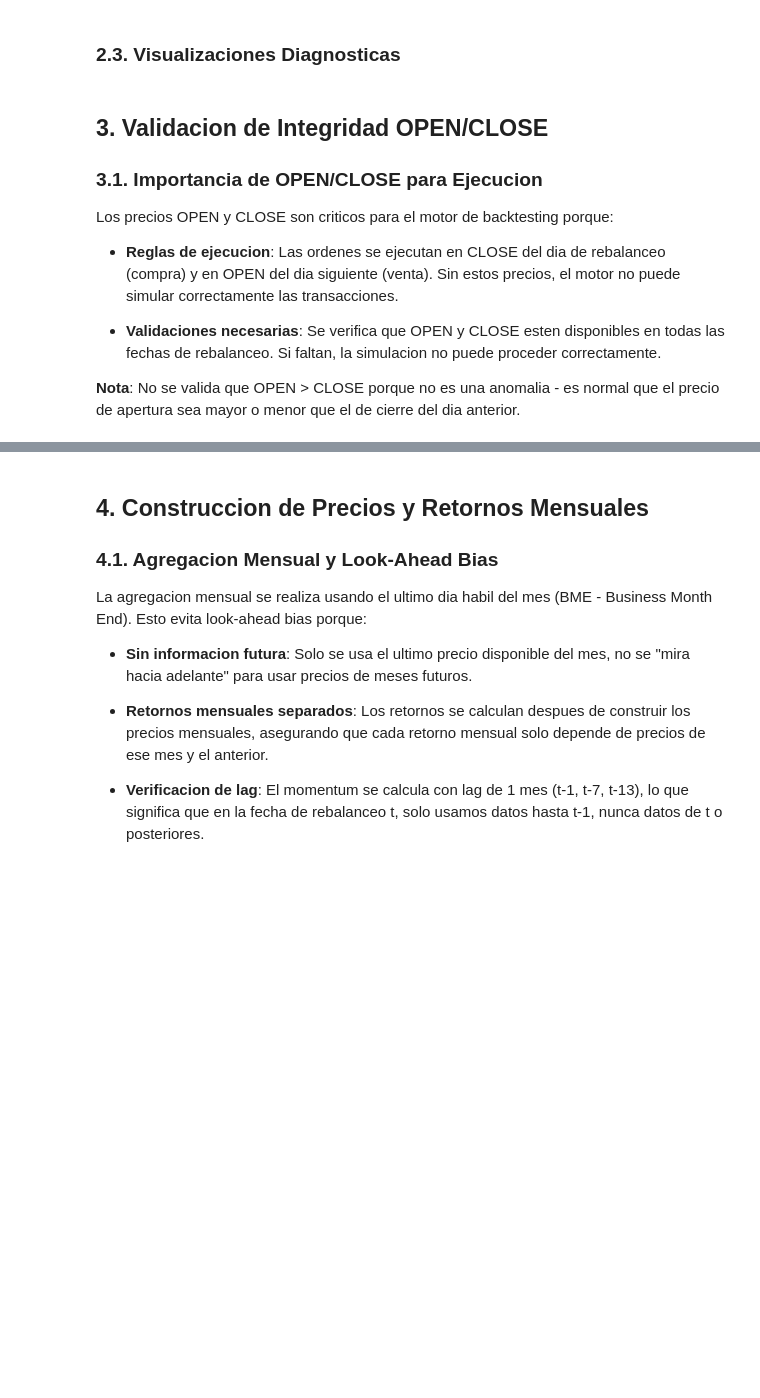
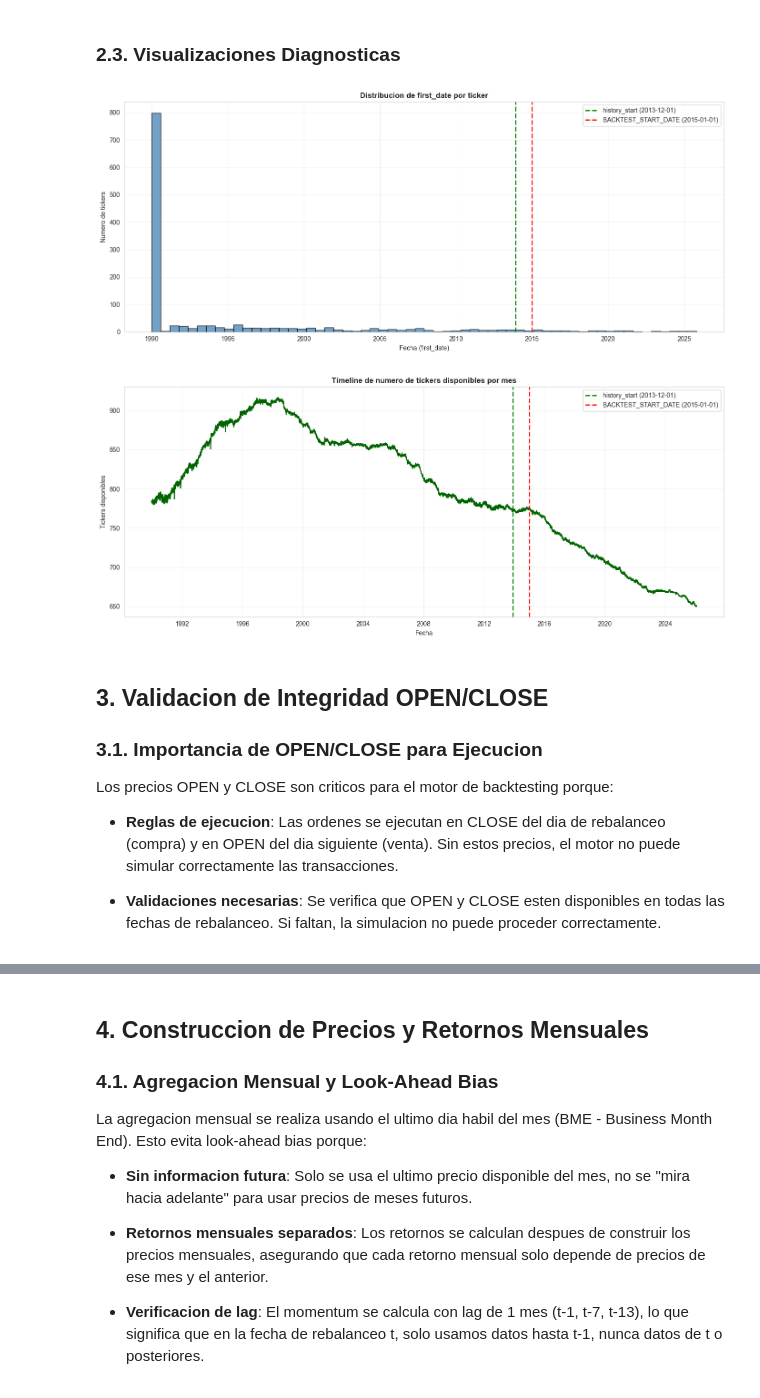
Before and after one commit to Romequinco/TAREA_BACKTESTING, a Jupyter notebook: notebooks/02_EDA_Preparacion.ipynb, the cells around one changed output, grey strips where cells are left out. Cells and saved outputs as stored; diff of their text form; code cells hidden in the pictures; blank space fills up the shorter version.

```diff
--- a/notebooks/02_EDA_Preparacion.ipynb
+++ b/notebooks/02_EDA_Preparacion.ipynb
@@ -141,65 +139,36 @@ ax.axvline(history_start, color='green', linestyle='--', linewidth=2,
 ax.axvline(backtest_start, color='red', linestyle='--', linewidth=2,
            label=f'BACKTEST_START_DATE ({backtest_start.date()})')
 ax.set_title('Distribucion de first_date por ticker', fontweight='bold')
 ax.set_xlabel('Fecha (first_date)')
 ax.set_ylabel('Numero de tickers')
 ax.legend()
 ax.grid(True, alpha=0.3)
 ax.xaxis.set_major_locator(mdates.YearLocator(base=5))
 ax.xaxis.set_major_formatter(mdates.DateFormatter('%Y'))
 plt.tight_layout()
 plt.show()
 
-first_by_month = valid_first.to_frame('first_date')
-first_by_month['year_month'] = first_by_month['first_date'].dt.to_period('M')
-monthly_starts = first_by_month.groupby('year_month').size()
-
-fig, ax = plt.subplots(figsize=(14, 6))
-ax.plot(monthly_starts.index.to_timestamp(), monthly_starts.values,
-        color='steelblue', linewidth=2, marker='o', markersize=3)
-ax.axvline(history_start, color='green', linestyle='--', linewidth=2,
-           label=f'history_start ({history_start.date()})')
-ax.axvline(backtest_start, color='red', linestyle='--', linewidth=2,
-           label=f'BACKTEST_START_DATE ({backtest_start.date()})')
-ax.set_title('Timeline de numero de tickers que empiezan por mes',
-             fontweight='bold')
-ax.set_xlabel('Fecha')
-ax.set_ylabel('Numero de tickers')
-ax.legend()
-ax.grid(True, alpha=0.3)
-plt.tight_layout()
-plt.show()
 
 available_by_date = prices_close_wide.notna().sum(axis=1)
 
 fig, ax = plt.subplots(figsize=(14, 6))
 ax.plot(available_by_date.index, available_by_date.values,
         color='darkgreen', linewidth=1.5)
 ax.axvline(history_start, color='green', linestyle='--', linewidth=2,
            label=f'history_start ({history_start.date()})')
 ax.axvline(backtest_start, color='red', linestyle='--', linewidth=2,
            label=f'BACKTEST_START_DATE ({backtest_start.date()})')
 ax.set_title('Timeline de numero de tickers disponibles por mes',
              fontweight='bold')
 ax.set_xlabel('Fecha')
 ax.set_ylabel('Tickers disponibles')
 ax.legend()
 ax.grid(True, alpha=0.3)
 plt.tight_layout()
 plt.show()
-
-lifespan = (dates_df['last_date'] - dates_df['first_date']).dt.days
-lifespan_valid = lifespan.dropna()
-
-fig, ax = plt.subplots(figsize=(14, 6))
-ax.hist(lifespan_valid, bins=60, color='steelblue', alpha=0.75, edgecolor='black')
-ax.set_title('Distribucion de duracion de vida de tickers (dias)',
-             fontweight='bold')
-ax.set_xlabel('Duracion (dias)')
-ax.set_ylabel('Numero de tickers')
-ax.grid(True, alpha=0.3)
-plt.tight_layout()
-plt.show()
+# %% [output]
+[figure, added]
+[figure, added]
 # %% [markdown]
 ## 3. Validacion de Integridad OPEN/CLOSE
 
@@ -210,8 +179,6 @@ Los precios OPEN y CLOSE son criticos para el motor de backtesting porque:
 - **Reglas de ejecucion**: Las ordenes se ejecutan en CLOSE del dia de rebalanceo (compra) y en OPEN del dia siguiente (venta). Sin estos precios, el motor no puede simular correctamente las transacciones.
 
 - **Validaciones necesarias**: Se verifica que OPEN y CLOSE esten disponibles en todas las fechas de rebalanceo. Si faltan, la simulacion no puede proceder correctamente.
-
-**Nota**: No se valida que OPEN > CLOSE porque no es una anomalia - es normal que el precio de apertura sea mayor o menor que el de cierre del dia anterior.
 # %%
 def compute_availability_within_life(prices: pd.DataFrame,
                                       first: pd.Series,
```
Also changed, not shown: parts of 29 cells of this notebook, 2 other files.
